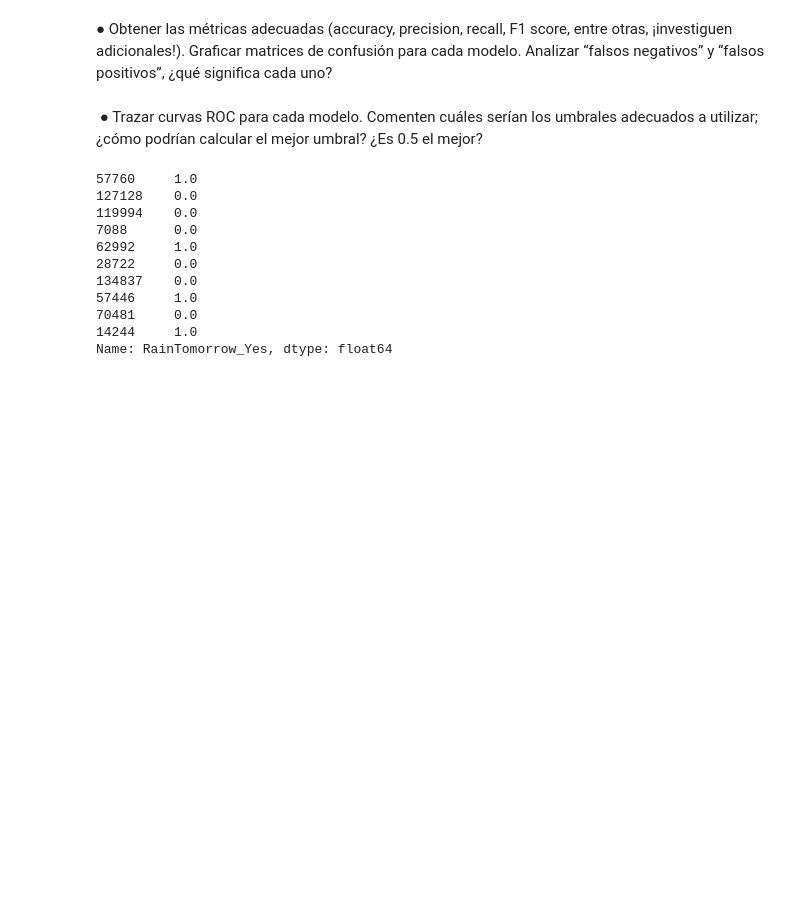
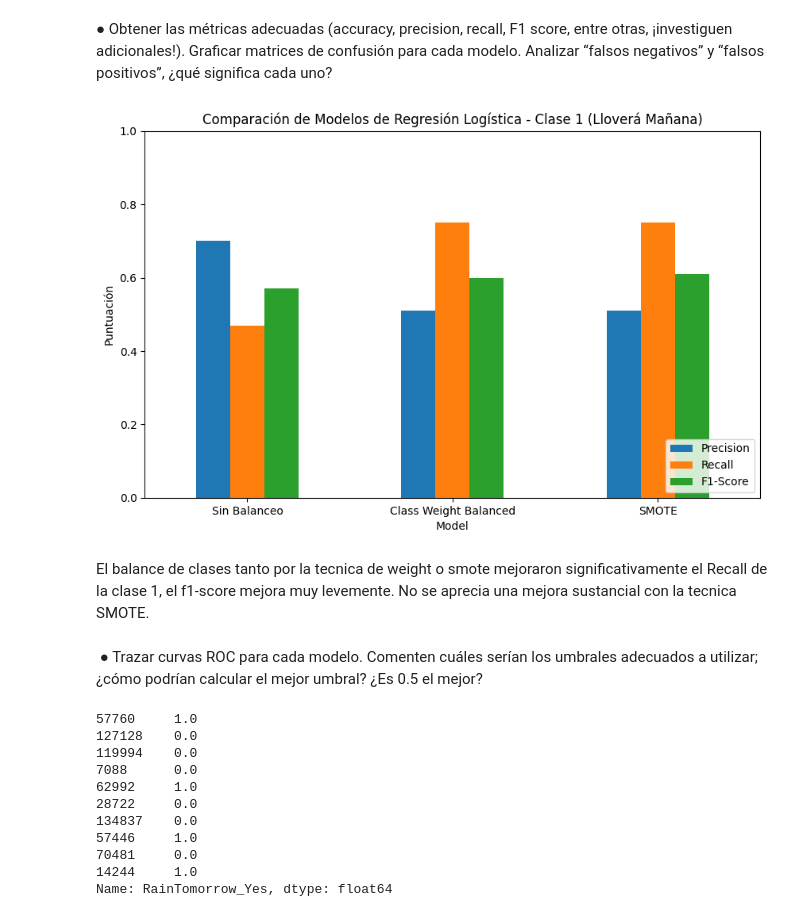
Before and after one commit to CaterinaMartinezD/AA1-TUIA-Casado-MartinezDufour, a Jupyter notebook: TP-clasificacion-AA1.ipynb, the cells around one changed output. Drawn from its saved outputs; the diff is of its cells as text; code cells hidden in the pictures; blank space fills up the shorter version.

```diff
--- a/TP-clasificacion-AA1.ipynb
+++ b/TP-clasificacion-AA1.ipynb
@@ -931,10 +1044,30 @@ otras, ¡investiguen adicionales!). Graficar matrices de confusión para cada
 modelo. Analizar “falsos negativos” y “falsos positivos”, ¿qué significa cada
 uno?
 # %%
-# Remuestreo con Oversampling (RandomOverSampler)
-# https://imbalanced-learn.org/stable/references/generated/imblearn.over_sampling.RandomOverSampler.html
+# armar cuadro comparativo de los tres modelos de regresión logística
+# sin balanceo, con class_weight='balanced' y con SMOTE
+import matplotlib.pyplot as plt
+import numpy as np
+import pandas as pd
+from sklearn.metrics import classification_report, confusion_matrix
+models = ['Sin Balanceo', 'Class Weight Balanced', 'SMOTE']
+precision = [0.70, 0.51, 0.51]
+recall = [0.47, 0.75, 0.75]
+f1_score = [0.57, 0.60, 0.61]
+# ver como obtener estos valores automaticamente a partir de los classification_report
 
-#oversampler = RandomOverSampler(random_state=42)
-#X_resampled, y_resampled = oversampler.fit_resample(X_train, y_train)
-#len(y_resampled[y_resampled==1]), len(y_resampled[y_resampled==0])
+comparison_df = pd.DataFrame({'Model': models, 'Precision': precision, 'Recall': recall, 'F1-Score': f1_score})
+comparison_df.set_index('Model', inplace=True)
+comparison_df.plot(kind='bar', figsize=(10,6))
+plt.title('Comparación de Modelos de Regresión Logística - Clase 1 (Lloverá Mañana)')
+plt.ylabel('Puntuación')
+plt.ylim(0, 1)
+plt.xticks(rotation=0)
+plt.legend(loc='lower right')
+plt.show()
+# %% [output]
+[figure, added]
+# %% [markdown]
+El balance de clases tanto por la tecnica de weight o smote mejoraron significativamente el Recall de la clase 1, el f1-score mejora muy levemente.
+No se aprecia una mejora sustancial con la tecnica SMOTE.
 # %% [markdown]
```
Also changed, not shown: parts of 21 cells of this notebook, 2 other files.
